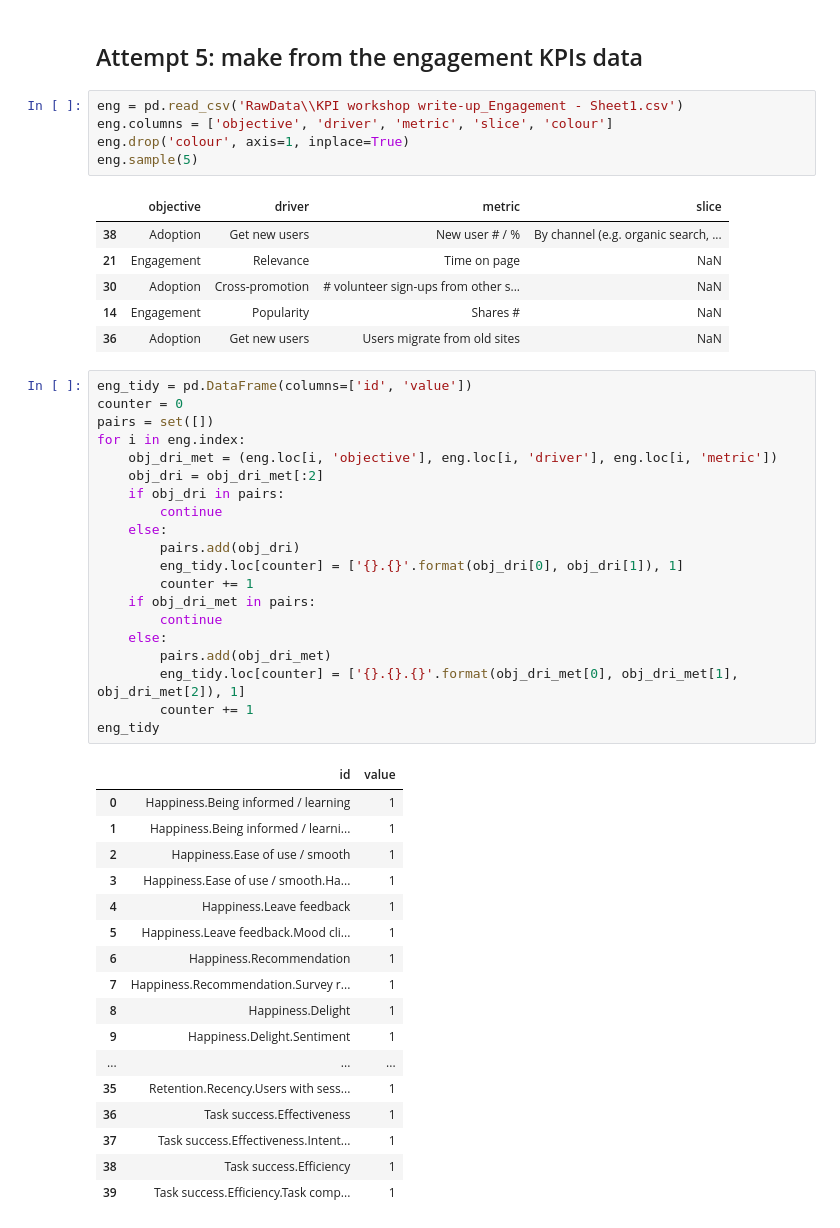
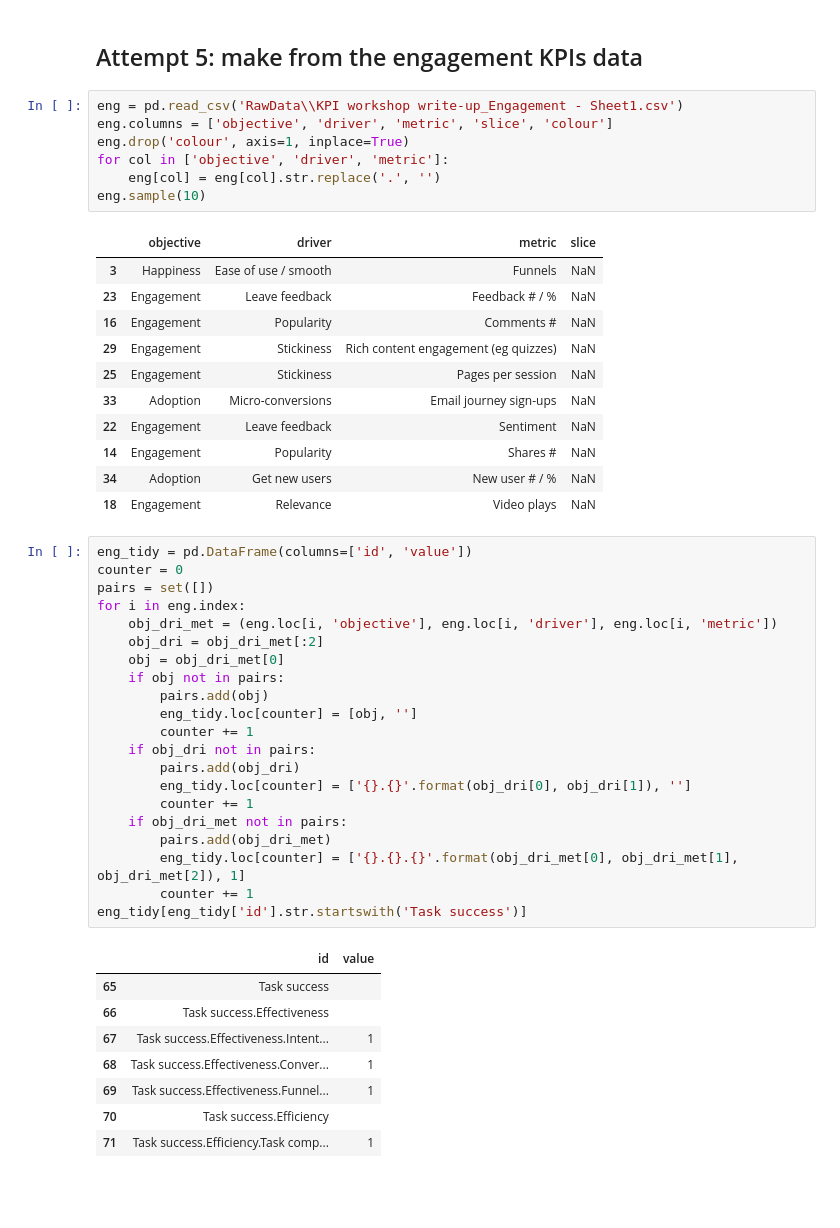
Before and after one commit to SWannell/engagement-kpi-mapping, a Jupyter notebook: TreeViz.ipynb, the cells around one changed output. Saved outputs shown, nothing was run; the diff lists cells and outputs as text; blank space fills up the shorter version.

```diff
--- a/TreeViz.ipynb
+++ b/TreeViz.ipynb
@@ -307,49 +313,48 @@ Found a [CSV-based D3 radial tidy tree](https://blockbuilder.org/FrissAnalytics/
 eng = pd.read_csv('RawData\\KPI workshop write-up_Engagement - Sheet1.csv')
 eng.columns = ['objective', 'driver', 'metric', 'slice', 'colour']
 eng.drop('colour', axis=1, inplace=True)
-eng.sample(5)
+for col in ['objective', 'driver', 'metric']:
+    eng[col] = eng[col].str.replace('.', '')
+eng.sample(10)
 # %% [output]
 |  | objective | driver | metric | slice |
-| 38 | Adoption | Get new users | New user # / % | By channel (e.g. organic search, ... |
-| 21 | Engagement | Relevance | Time on page | NaN |
-| 30 | Adoption | Cross-promotion | # volunteer sign-ups from other s... | NaN |
+| 3 | Happiness | Ease of use / smooth | Funnels | NaN |
+| 23 | Engagement | Leave feedback | Feedback # / % | NaN |
+| 16 | Engagement | Popularity | Comments # | NaN |
+| 29 | Engagement | Stickiness | Rich content engagement (eg quizzes) | NaN |
+| 25 | Engagement | Stickiness | Pages per session | NaN |
+| 33 | Adoption | Micro-conversions | Email journey sign-ups | NaN |
+| 22 | Engagement | Leave feedback | Sentiment | NaN |
 | 14 | Engagement | Popularity | Shares # | NaN |
-| 36 | Adoption | Get new users | Users migrate from old sites | NaN |
+| 34 | Adoption | Get new users | New user # / % | NaN |
+| 18 | Engagement | Relevance | Video plays | NaN |
 # %%
 eng_tidy = pd.DataFrame(columns=['id', 'value'])
 counter = 0
 pairs = set([])
 for i in eng.index:
     obj_dri_met = (eng.loc[i, 'objective'], eng.loc[i, 'driver'], eng.loc[i, 'metric'])
     obj_dri = obj_dri_met[:2]
-    if obj_dri in pairs:
-        continue
-    else:
+    obj = obj_dri_met[0]
+    if obj not in pairs:
+        pairs.add(obj)
+        eng_tidy.loc[counter] = [obj, '']
+        counter += 1
+    if obj_dri not in pairs:
         pairs.add(obj_dri)
-        eng_tidy.loc[counter] = ['{}.{}'.format(obj_dri[0], obj_dri[1]), 1]
+        eng_tidy.loc[counter] = ['{}.{}'.format(obj_dri[0], obj_dri[1]), '']
         counter += 1
-    if obj_dri_met in pairs:
-        continue
-    else:
+    if obj_dri_met not in pairs:
         pairs.add(obj_dri_met)
         eng_tidy.loc[counter] = ['{}.{}.{}'.format(obj_dri_met[0], obj_dri_met[1], obj_dri_met[2]), 1]
         counter += 1
-eng_tidy
+eng_tidy[eng_tidy['id'].str.startswith('Task success')]
 # %% [output]
 |  | id | value |
-| 0 | Happiness.Being informed / learning | 1 |
-| 1 | Happiness.Being informed / learni... | 1 |
-| 2 | Happiness.Ease of use / smooth | 1 |
-| 3 | Happiness.Ease of use / smooth.Ha... | 1 |
-| 4 | Happiness.Leave feedback | 1 |
-| 5 | Happiness.Leave feedback.Mood cli... | 1 |
-| 6 | Happiness.Recommendation | 1 |
-| 7 | Happiness.Recommendation.Survey r... | 1 |
-| 8 | Happiness.Delight | 1 |
-| 9 | Happiness.Delight.Sentiment | 1 |
-| ... | ... | ... |
-| 35 | Retention.Recency.Users with sess... | 1 |
-| 36 | Task success.Effectiveness | 1 |
-| 37 | Task success.Effectiveness.Intent... | 1 |
-| 38 | Task success.Efficiency | 1 |
-| 39 | Task success.Efficiency.Task comp... | 1 |
+| 65 | Task success |  |
+| 66 | Task success.Effectiveness |  |
+| 67 | Task success.Effectiveness.Intent... | 1 |
+| 68 | Task success.Effectiveness.Conver... | 1 |
+| 69 | Task success.Effectiveness.Funnel... | 1 |
+| 70 | Task success.Efficiency |  |
+| 71 | Task success.Efficiency.Task comp... | 1 |
```
Also changed, not shown: parts of 6 cells of this notebook, 4 other files.
